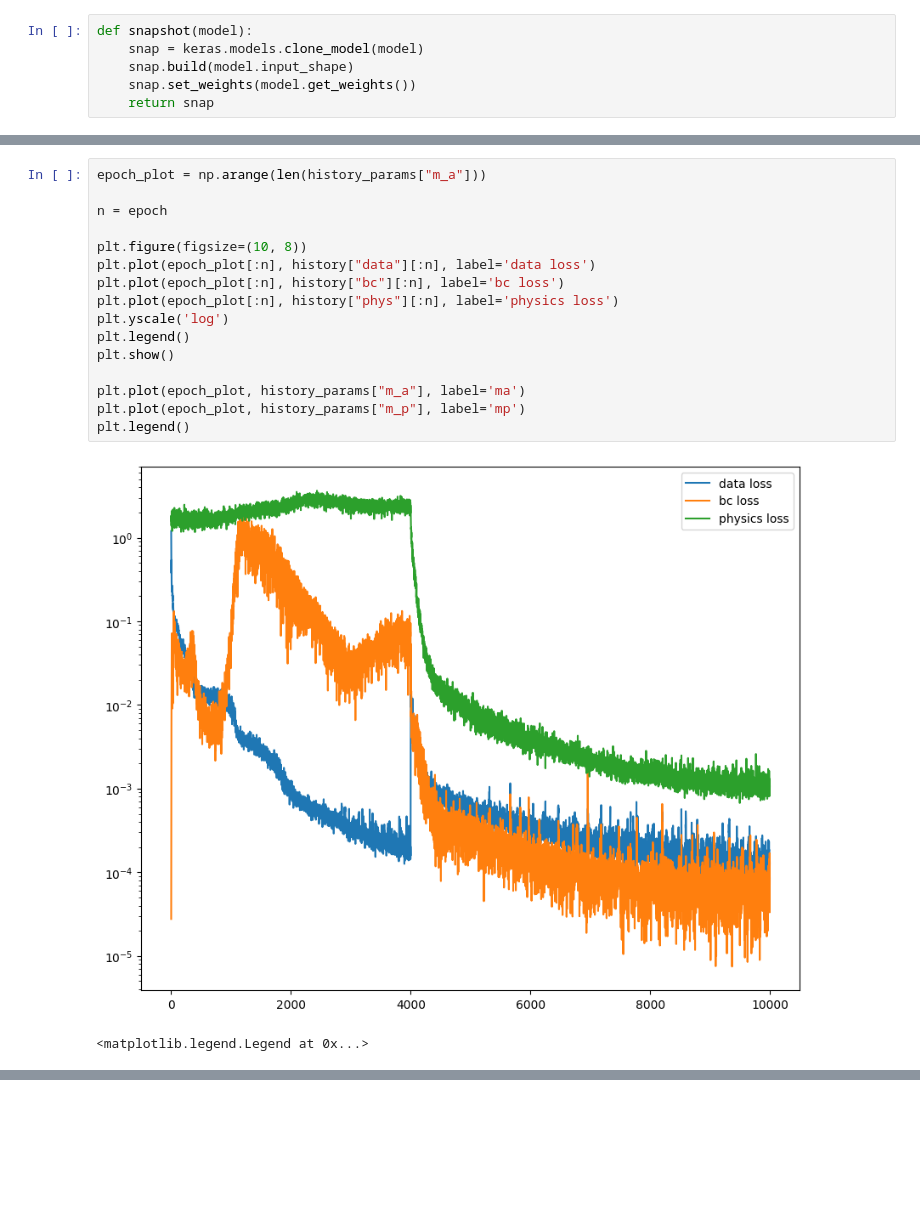
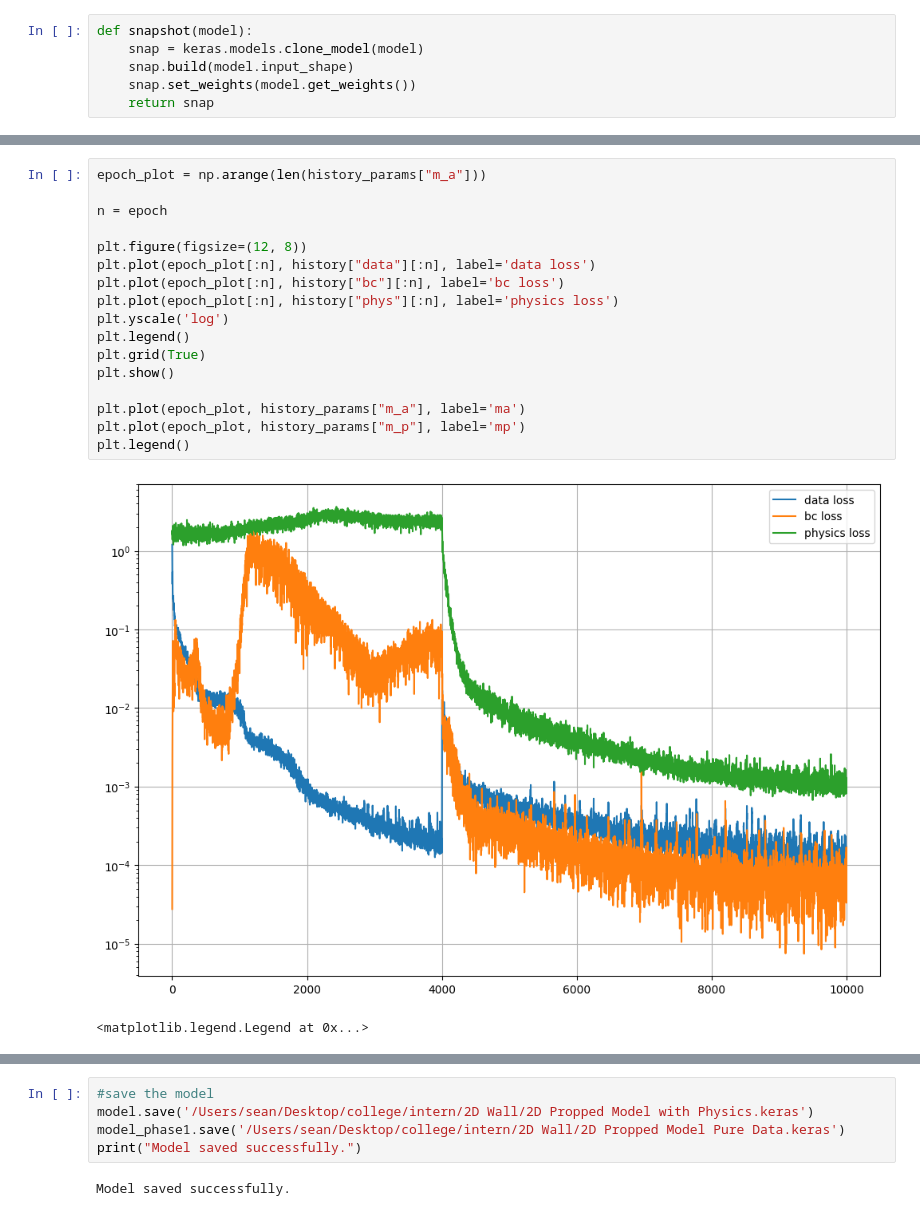
Before and after one commit to ShiyuanDengg/2D-Wall, a Jupyter notebook: 2D Propped Prediction .ipynb, the cells around one changed output, grey strips where cells are left out. Saved outputs shown, nothing was run; the diff lists cells and outputs as text; blank space fills up the shorter version.

```diff
--- a/2D Propped Prediction .ipynb
+++ b/2D Propped Prediction .ipynb
@@ -460,20 +444,28 @@ tf.print(m_a, m_p)
 # %%
 epoch_plot = np.arange(len(history_params["m_a"]))
 
 n = epoch
 
-plt.figure(figsize=(10, 8))
+plt.figure(figsize=(12, 8))
 plt.plot(epoch_plot[:n], history["data"][:n], label='data loss')
 plt.plot(epoch_plot[:n], history["bc"][:n], label='bc loss')
 plt.plot(epoch_plot[:n], history["phys"][:n], label='physics loss')
 plt.yscale('log')
 plt.legend()
+plt.grid(True)
 plt.show()
 
 plt.plot(epoch_plot, history_params["m_a"], label='ma')
 plt.plot(epoch_plot, history_params["m_p"], label='mp')
 plt.legend()
 # %% [output]
-[figure, old version]
+[figure, new version]
 <matplotlib.legend.Legend at 0x...>
 [figure]
+# %%
+#save the model
+model.save('/Users/sean/Desktop/college/intern/2D Wall/2D Propped Model with Physics.keras')
+model_phase1.save('/Users/sean/Desktop/college/intern/2D Wall/2D Propped Model Pure Data.keras')
+print("Model saved successfully.")
+# %% [output]
+Model saved successfully.
```
Also changed, not shown: parts of 7 cells of this notebook.
